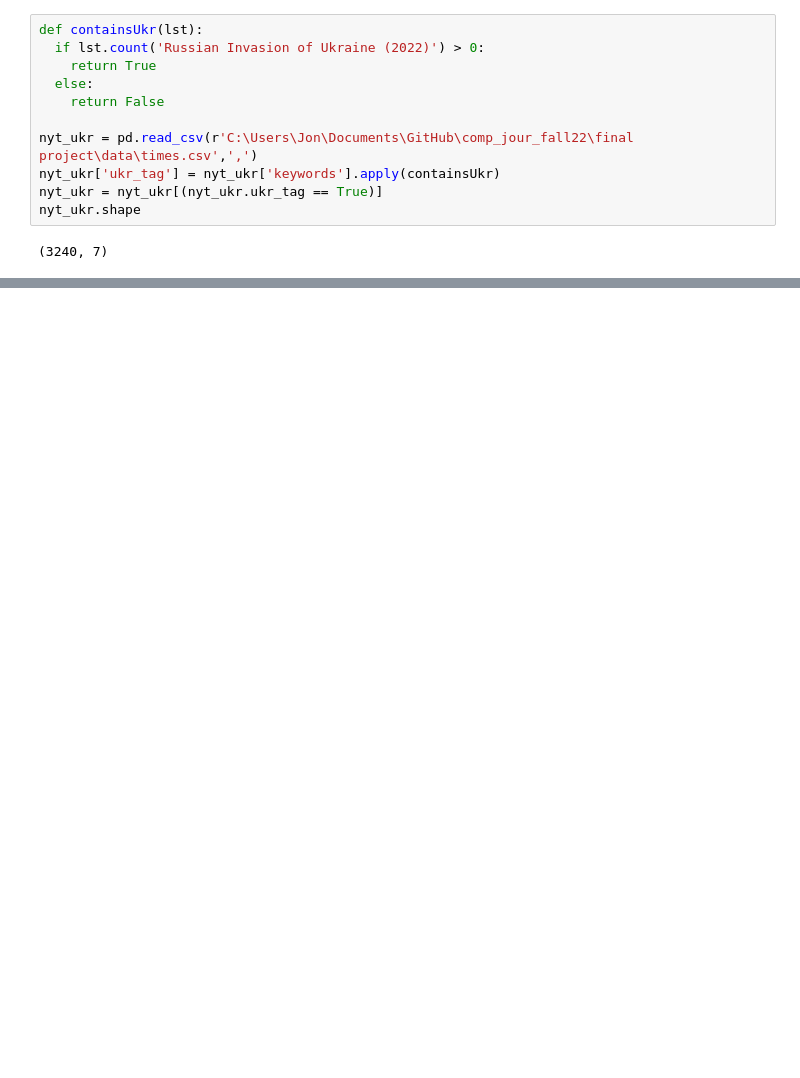
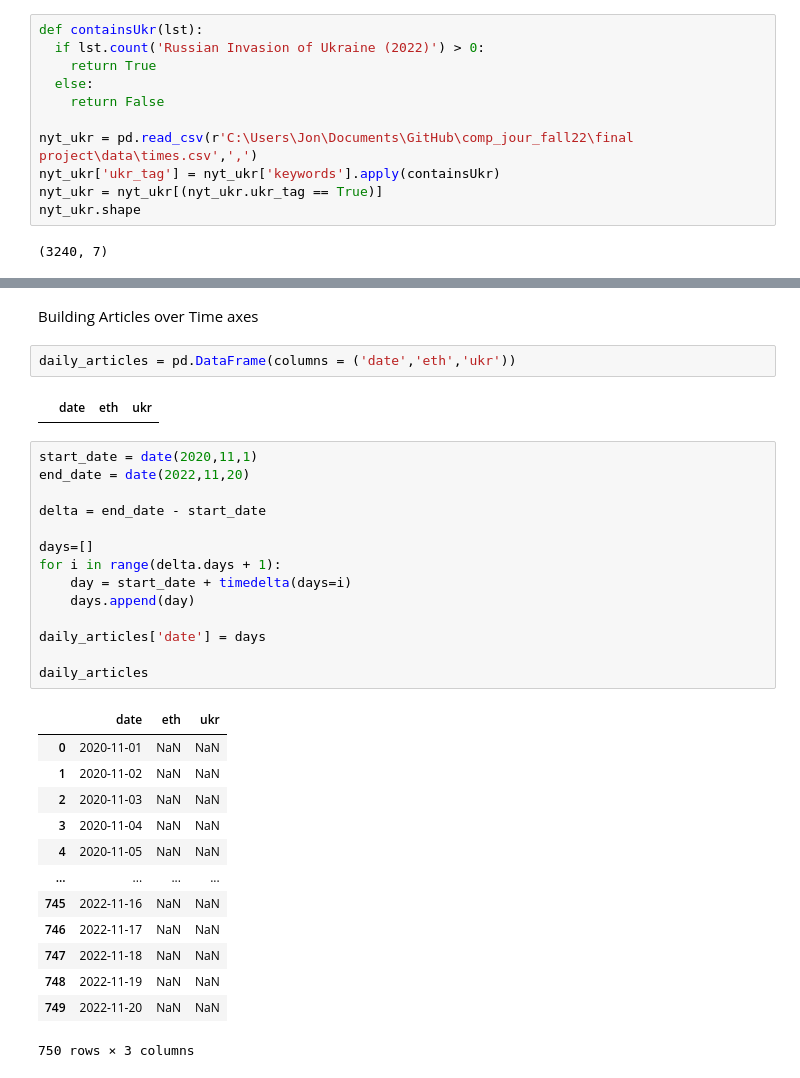
Before and after one commit to JMeltzer92/comp_jour_fall22, a Jupyter notebook: final project/notebooks/eth-ukr-inv_v2.ipynb, the cells around one changed output, grey strips where cells are left out. Saved outputs shown, nothing was run; the diff lists cells and outputs as text; blank space fills up the shorter version.

```diff
--- a/final project/notebooks/eth-ukr-inv_v2.ipynb
+++ b/final project/notebooks/eth-ukr-inv_v2.ipynb
@@ -207,0 +247,34 @@ nyt_ukr.shape
+# %% [markdown]
+Building Articles over Time axes
+# %%
+daily_articles = pd.DataFrame(columns = ('date','eth','ukr'))
+# %% [output]
+|  | date | eth | ukr |
+# %%
+start_date = date(2020,11,1)
+end_date = date(2022,11,20)
+
+delta = end_date - start_date
+
+days=[]
+for i in range(delta.days + 1):
+    day = start_date + timedelta(days=i)
+    days.append(day)
+
+daily_articles['date'] = days
+
+daily_articles
+# %% [output]
+|  | date | eth | ukr |
+| 0 | 2020-11-01 | NaN | NaN |
+| 1 | 2020-11-02 | NaN | NaN |
+| 2 | 2020-11-03 | NaN | NaN |
+| 3 | 2020-11-04 | NaN | NaN |
+| 4 | 2020-11-05 | NaN | NaN |
+| ... | ... | ... | ... |
+| 745 | 2022-11-16 | NaN | NaN |
+| 746 | 2022-11-17 | NaN | NaN |
+| 747 | 2022-11-18 | NaN | NaN |
+| 748 | 2022-11-19 | NaN | NaN |
+| 749 | 2022-11-20 | NaN | NaN |
+750 rows × 3 columns
```
Also changed, not shown: parts of 7 cells of this notebook.
